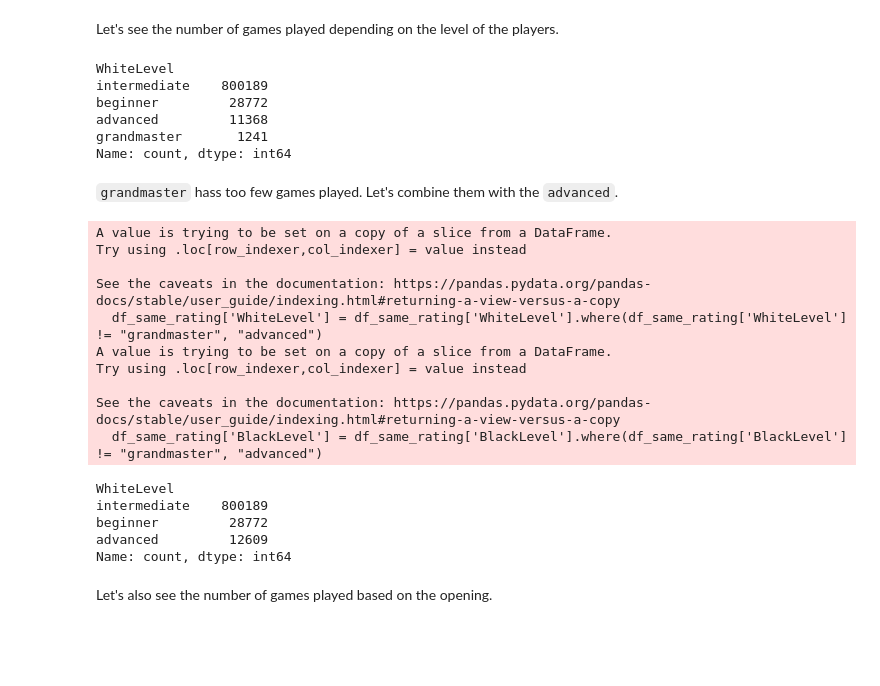
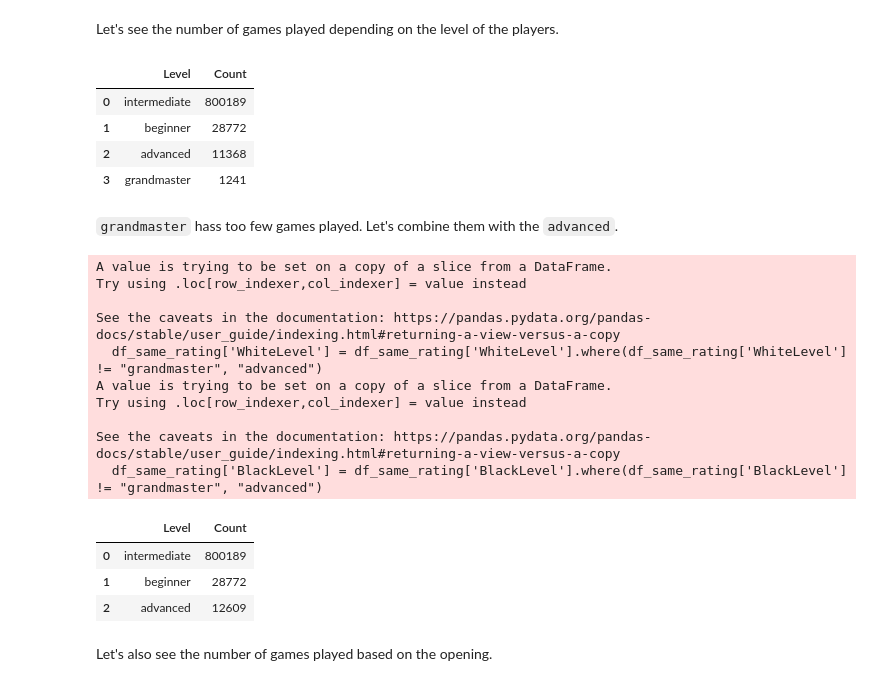
Before and after one commit to HappyPetDog/chess-opening-repertoire, a Jupyter notebook: chess-opening.ipynb, the cells around one changed output. Cells and saved outputs as stored; diff of their text form; code cells hidden in the pictures; blank space fills up the shorter version.

```diff
--- a/chess-opening.ipynb
+++ b/chess-opening.ipynb
@@ -185,21 +185,24 @@ df_same_rating.shape
 (841570, 5)
 # %% [markdown]
 Let's see the number of games played depending on the level of the players.
-# %%
-df_same_rating['WhiteLevel'].value_counts()
-# %% [output]
-WhiteLevel
-intermediate    800189
-beginner         28772
-advanced         11368
-grandmaster       1241
-Name: count, dtype: int64
+# %%
+df_games_played_per_level = df_same_rating['WhiteLevel'].value_counts().reset_index()
+df_games_played_per_level.columns = ['Level', 'Count']
+df_games_played_per_level
+# %% [output]
+|  | Level | Count |
+| 0 | intermediate | 800189 |
+| 1 | beginner | 28772 |
+| 2 | advanced | 11368 |
+| 3 | grandmaster | 1241 |
 # %% [markdown]
 `grandmaster` hass too few games played. Let's combine them with the `advanced`.
 # %%
 df_same_rating['WhiteLevel'] = df_same_rating['WhiteLevel'].where(df_same_rating['WhiteLevel'] != "grandmaster", "advanced")
 df_same_rating['BlackLevel'] = df_same_rating['BlackLevel'].where(df_same_rating['BlackLevel'] != "grandmaster", "advanced")
-df_same_rating['WhiteLevel'].value_counts()
+df_games_played_per_level = df_same_rating['WhiteLevel'].value_counts().reset_index()
+df_games_played_per_level.columns = ['Level', 'Count']
+df_games_played_per_level
 # %% [output]
 A value is trying to be set on a copy of a slice from a DataFrame.
 Try using .loc[row_indexer,col_indexer] = value instead
@@ -211,11 +214,10 @@ Try using .loc[row_indexer,col_indexer] = value instead
 
 See the caveats in the documentation: https://pandas.pydata.org/pandas-docs/stable/user_guide/indexing.html#returning-a-view-versus-a-copy
   df_same_rating['BlackLevel'] = df_same_rating['BlackLevel'].where(df_same_rating['BlackLevel'] != "grandmaster", "advanced")
-WhiteLevel
-intermediate    800189
-beginner         28772
-advanced         12609
-Name: count, dtype: int64
+|  | Level | Count |
+| 0 | intermediate | 800189 |
+| 1 | beginner | 28772 |
+| 2 | advanced | 12609 |
 # %% [markdown]
 Let's also see the number of games played based on the opening.
 # %%
```
Also changed, not shown: parts of 37 cells of this notebook, 1 other file.
